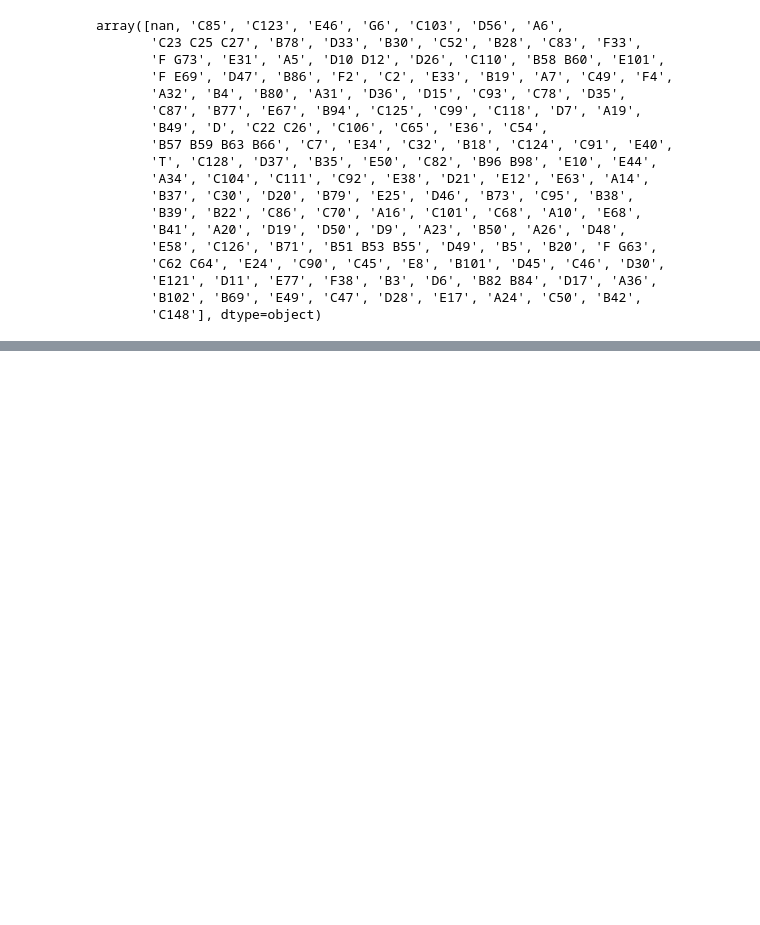
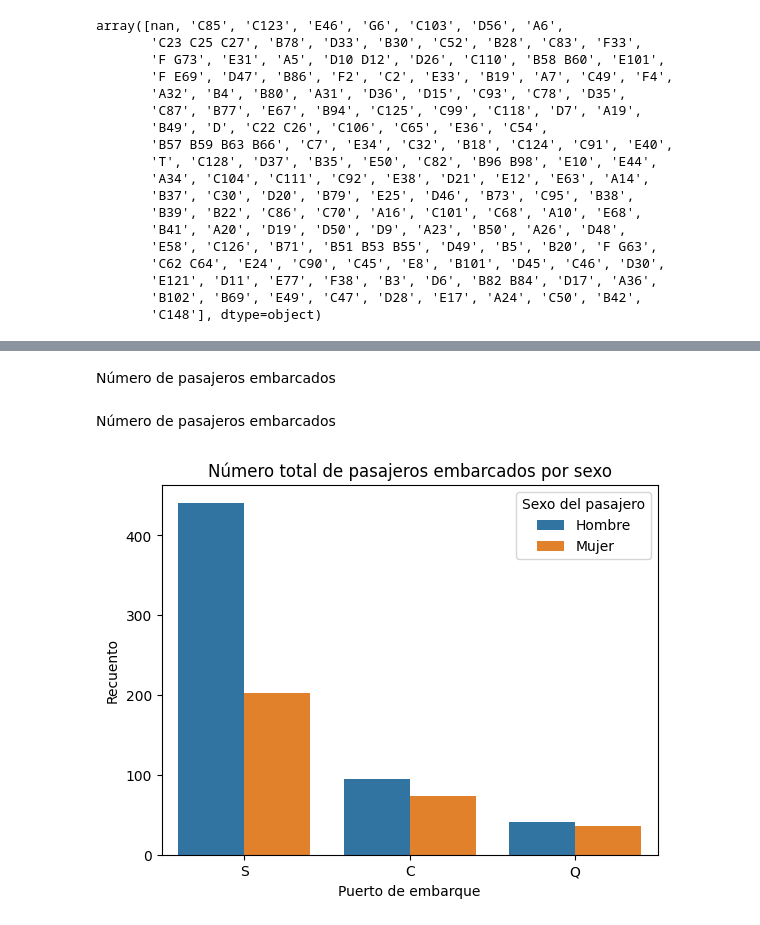
Before and after one commit to JuanPedroMarquez/Proyecto-Final-1_Titanic, a Jupyter notebook: Proyecto 1. Titanic/Ejercicio 3. Proyecto Titanic.ipynb, the cells around one changed output, grey strips where cells are left out. Saved outputs shown, nothing was run; the diff lists cells and outputs as text; code cells hidden in the pictures; blank space fills up the shorter version.

```diff
--- a/Proyecto 1. Titanic/Ejercicio 3. Proyecto Titanic.ipynb
+++ b/Proyecto 1. Titanic/Ejercicio 3. Proyecto Titanic.ipynb
@@ -336,0 +402,2 @@ fare_knn = sns.histplot(df_Age_knn['Fare'])
+# %%
+df2["Euro_Fare"] = df2["Fare"] * 95.42231463 * 1.1711 # Convertimos la tarifa a libras de abril del 2024, y de libras de abril 2024 a euros de abril 2024
@@ -339,8 +420,8 @@ fare_knn = sns.histplot(df_Age_knn['Fare'])
 # %% [markdown]
 En este caso, como solo faltan 2 datos, podemos asignarles la moda
 # %%
-df["Embarked"].fillna(df["Embarked"].mode()[0], inplace=True)
-df["Embarked"].value_counts()
+df2["Embarked"].fillna(df2["Embarked"].mode()[0], inplace=True)
+df2["Embarked"].value_counts()
 # %% [output]
 The behavior will change in pandas 3.0. This inplace method will never work because the intermediate object on which we are setting values always behaves as a copy.
 
@@ -411,0 +510,3 @@ Al faltar el 77% de los datos, no sería muy recomendable rellenar la informaci
+# %%
+df2["Binary_Cabin"] = [0 if pd.isnull(i) else 1 for i in df2["Cabin"]] # ... por 0 y 1, respectivamente
+df2["Binary_Cabin"]
@@ -411,0 +578,2 @@ Al faltar el 77% de los datos, no sería muy recomendable rellenar la informaci
+# %% [markdown]
+Número de pasajeros embarcados
@@ -411,0 +583,11 @@ Al faltar el 77% de los datos, no sería muy recomendable rellenar la informaci
+# %% [markdown]
+Número de pasajeros embarcados
+# %%
+fig2 = sns.countplot(x='Embarked', hue='Sex', data=df2)
+fig2.set_title('Número total de pasajeros embarcados por sexo')
+fig2.set_ylabel('Recuento')
+fig2.set_xlabel('Puerto de embarque') # Significa esto de verdad?
+fig2.legend(title='Sexo del pasajero', labels=['Hombre', 'Mujer'])
+fig2;
+# %% [output]
+[figure, added]
```
Also changed, not shown: parts of 53 cells of this notebook.
